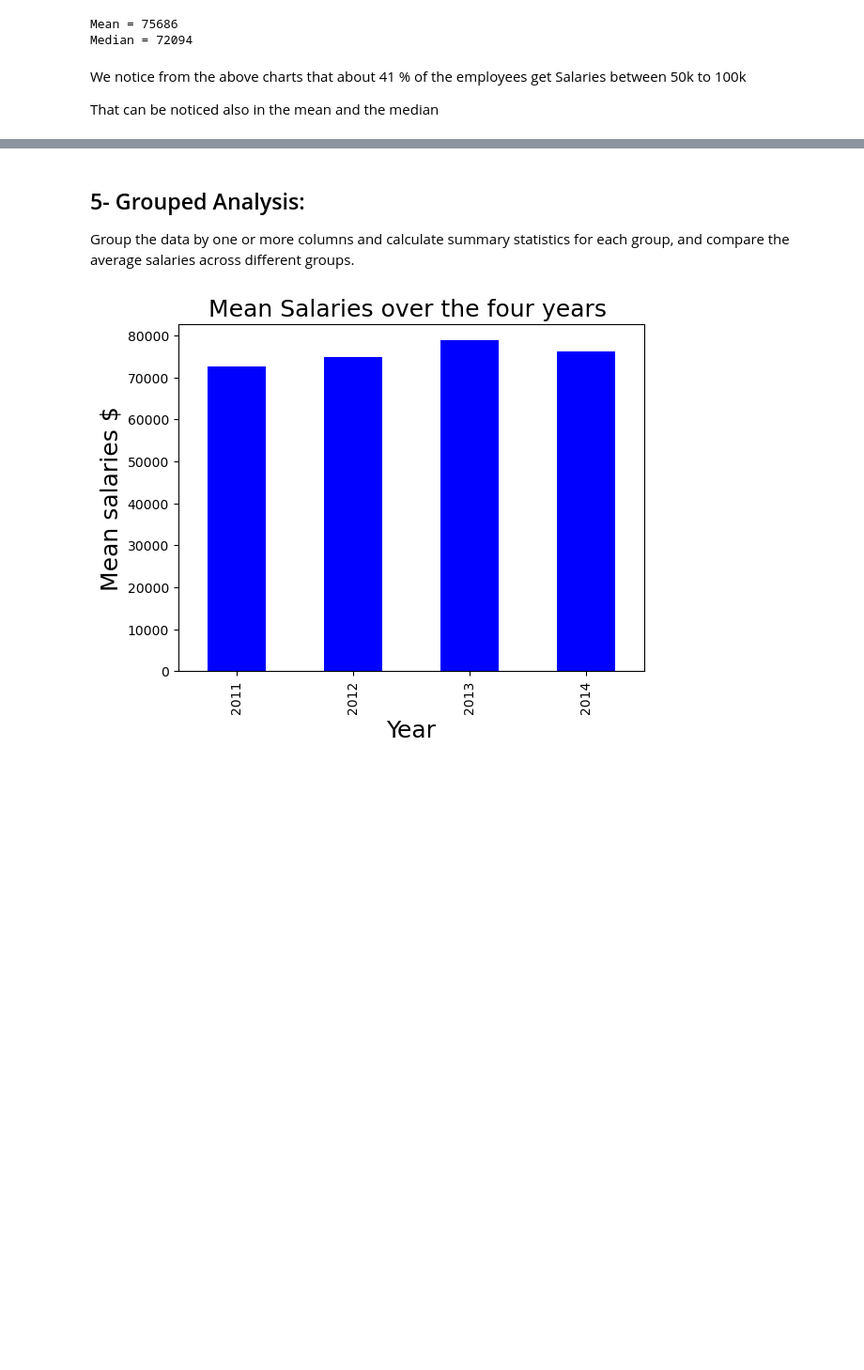
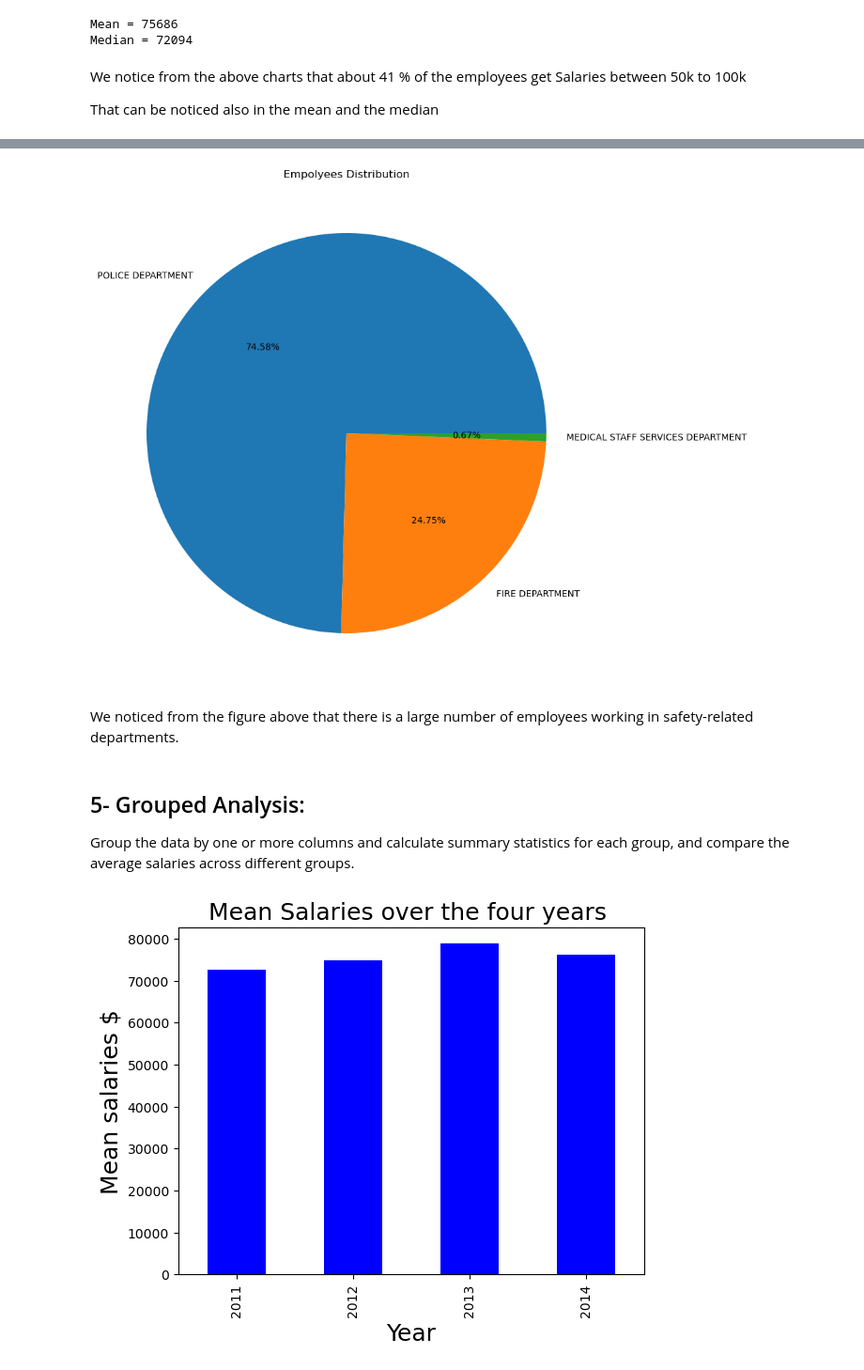
Before and after one commit to Mahmouddiaa1997/ShAI_BootCamp_Assignment, a Jupyter notebook: ShAI_BootCamp_Assignment.ipynb, the cells around one changed output, grey strips where cells are left out. Shown: that part at 94% size. Saved outputs shown, nothing was run; the diff lists cells and outputs as text; code cells hidden in the pictures; blank space fills up the shorter version.

```diff
--- a/ShAI_BootCamp_Assignment.ipynb
+++ b/ShAI_BootCamp_Assignment.ipynb
@@ -295,3 +295,9 @@ Median = 72094
 We notice from the above charts that about 41 % of the employees get Salaries between 50k to 100k
 
 That can be noticed also in the mean and the median
+# %%
+deparments = set()
+for title in df["JobTitle"]:
+    if "DEPARTMENT" in title:
+        deparments.add(title)
+deparments
@@ -298,3 +322,32 @@ That can be noticed also in the mean and the median
+# %%
+# Calculating the headcount in "police" department
+police = list()
+for title in df["JobTitle"]:
+    if "POLICE DEPARTMENT" in title:
+        police.append(title)
+
+# Calculating the headcount in "fire" department
+fire = list()
+for title in df["JobTitle"]:
+    if "FIRE DEPARTMENT" in title:
+        fire.append(title)
+
+# Calculating the headcount in "MEDICAL STAFF SERVICES" department
+mss = list()
+for title in df["JobTitle"]:
+    if "MEDICAL STAFF SERVICES DEPARTMENT" in title:
+        mss.append(title)
+
+percent = [len(police), len(fire), len(mss)]
+labels = ["POLICE DEPARTMENT","FIRE DEPARTMENT", "MEDICAL STAFF SERVICES DEPARTMENT"]
+plt.figure(figsize=(10, 10))
+plt.pie(percent, labels=labels, autopct='%1.2f%%')
+plt.title('Empolyees Distribution')
+plt.show()
+# %% [output]
+[figure, added]
+# %% [markdown]
+We noticed from the figure above that there is a large number of employees working in safety-related departments.
 # %% [markdown]
 ## 5- Grouped Analysis:
 Group the data by one or more columns and calculate summary statistics for each group, and compare the average salaries across different groups.
```
Also changed, not shown: parts of 3 cells of this notebook.
